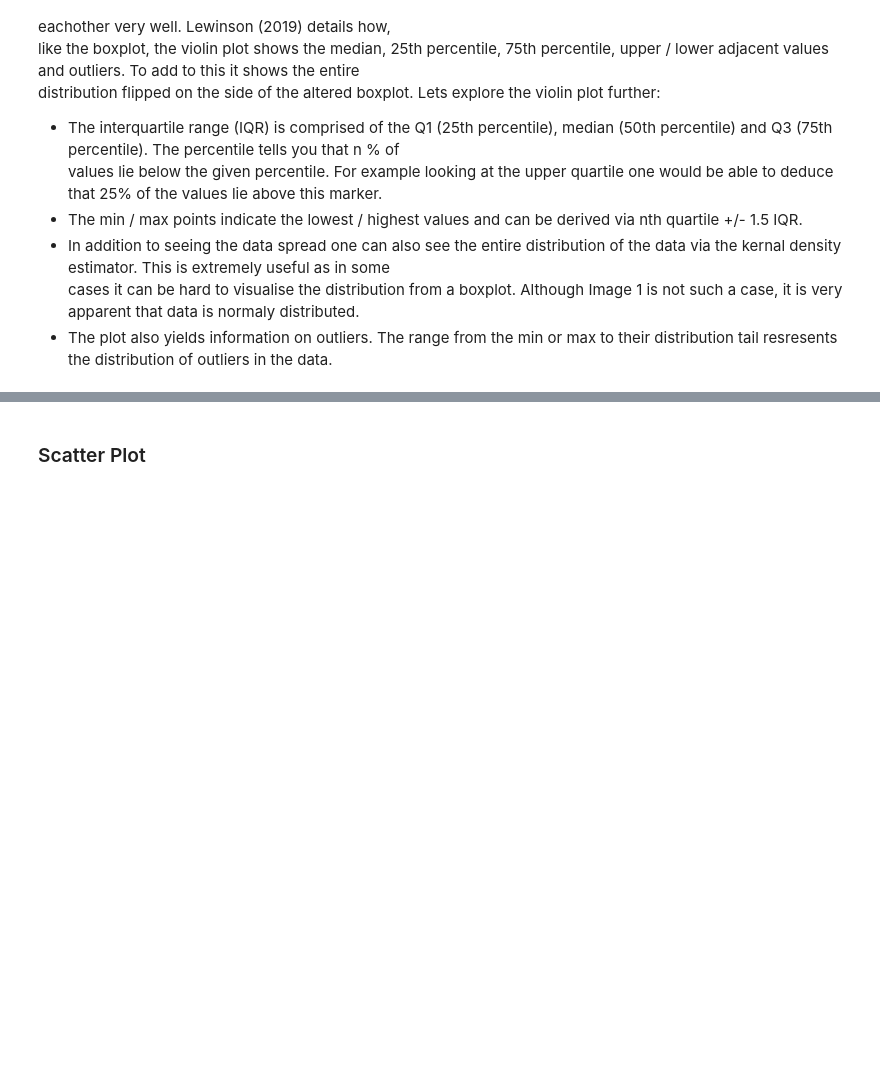
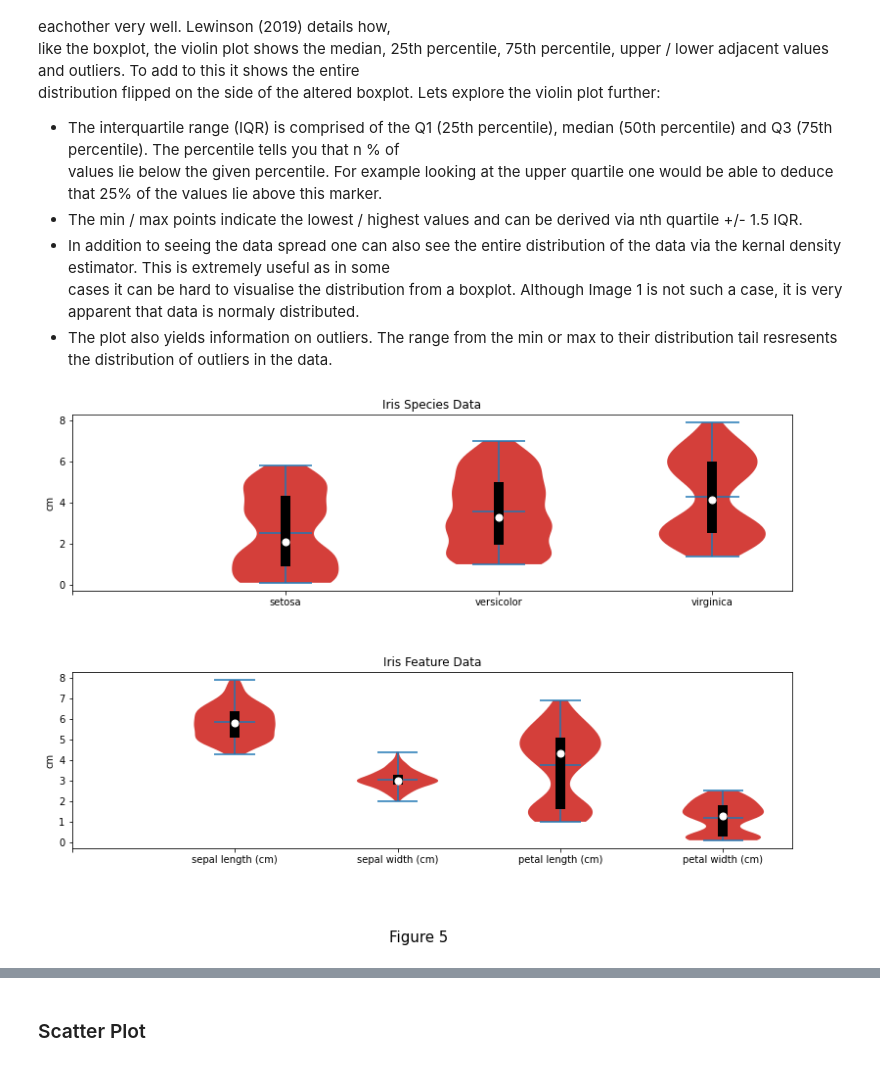
Before and after one commit to CiaranMoran27/Fundamentals-of-Data-Analysis, a Jupyter notebook: pyplot.ipynb, the cells around one changed output, grey strips where cells are left out. Cells and saved outputs as stored; diff of their text form; code cells hidden in the pictures; blank space fills up the shorter version.

Commit message:
Added Violin plot code to pyplot notebook

```diff
--- a/pyplot.ipynb
+++ b/pyplot.ipynb
@@ -332,7 +332,7 @@ cases it can be hard to visualise the distribution from a boxplot. Although Imag
 # code customised from:
 # https://matplotlib.org/stable/gallery/statistics/customized_violin.html#sphx-glr-gallery-statistics-customized-violin-py
 
-def format_violin_plot(data):
+def format_violin_plot(data, x_labels):
     # calc the n-th percentile of the data along first axis
     # notice how the iris arrays are transposed to 1D for percentrile calc
     quartile1, median, quartile3 = np.percentile(data, [25, 50, 75], axis = 1)
@@ -341,9 +341,8 @@ def format_violin_plot(data):
     x_series = np.arange(1, len(median) + 1)                                               # define x series
     plt.scatter(x_series, median, marker = 'o', color = 'w', s = 50, zorder = 3)           # plot median marker
     plt.vlines(x_series, quartile1, quartile3, color = 'black', linestyle = '-', lw = 10)  # plot interquartile range
-
-    # pass xtick list (defined previously)
-    ##plt.xticks(np.arange(5), violin_x_ticks)
+    xticks_list = np.insert(x_labels, 0, '', axis = 0)                                      # add space to start of x-labels list
+    plt.xticks(np.arange(len(xticks_list)), xticks_list)                                    # pass xtick list (defined previously)
 
     # doesnt use pyplot but looks nice!
     # loop figure objects for formatting
@@ -351,3 +350,39 @@ def format_violin_plot(data):
         ax.set_facecolor('#D43F3A')
         ax.set_alpha(1)
     return
+# %%
+# isolate different species of iris array and collapese to 1d
+setosa = iris.data[np.where(iris.target == 0)].flatten()
+df_versicolor = iris.data[np.where(iris.target == 1)].flatten()
+df_virginica = iris.data[np.where(iris.target == 2)].flatten()
+
+# Stack arrays in sequence (row wise)
+all_species = np.vstack((setosa, df_versicolor, df_virginica))
+# %%
+# generate figure of custom size & label figure
+plt.figure(figsize = (12, 8))
+plt.figtext(0.5, -0.05, 'Figure 5',wrap = True, horizontalalignment = 'center', fontsize = 15)
+
+# top violin plot can accept all species as 2d array (hence use of Transpose)
+plt.subplot(2, 1, 1)
+violin_plot = plt.violinplot(all_species.T, showmeans = True, showextrema = True)
+plt.title('Iris Species Data')
+plt.ylabel('cm')
+
+# pass stacked species data into custom formatting function with the x axis labels
+format_violin_plot(all_species, iris_species)
+
+# bottom violin plot can accepts all feature data in 2d array from iris object
+# plot violin, pass first four array cols of 2d array
+plt.subplot(2, 1, 2)
+violin_plot = plt.violinplot(iris.data, showmeans = True, showextrema = True)
+plt.title('Iris Feature Data')
+plt.ylabel('cm')
+
+# pass 2d feature data into custom formatting function with the x axis labels
+format_violin_plot(iris.data.T, iris_cols)
+
+# optimise plot boudneries
+plt.tight_layout(pad = 5 )
+# %% [output]
+[figure, added]
```
Also changed, not shown: parts of 3 cells of this notebook.
